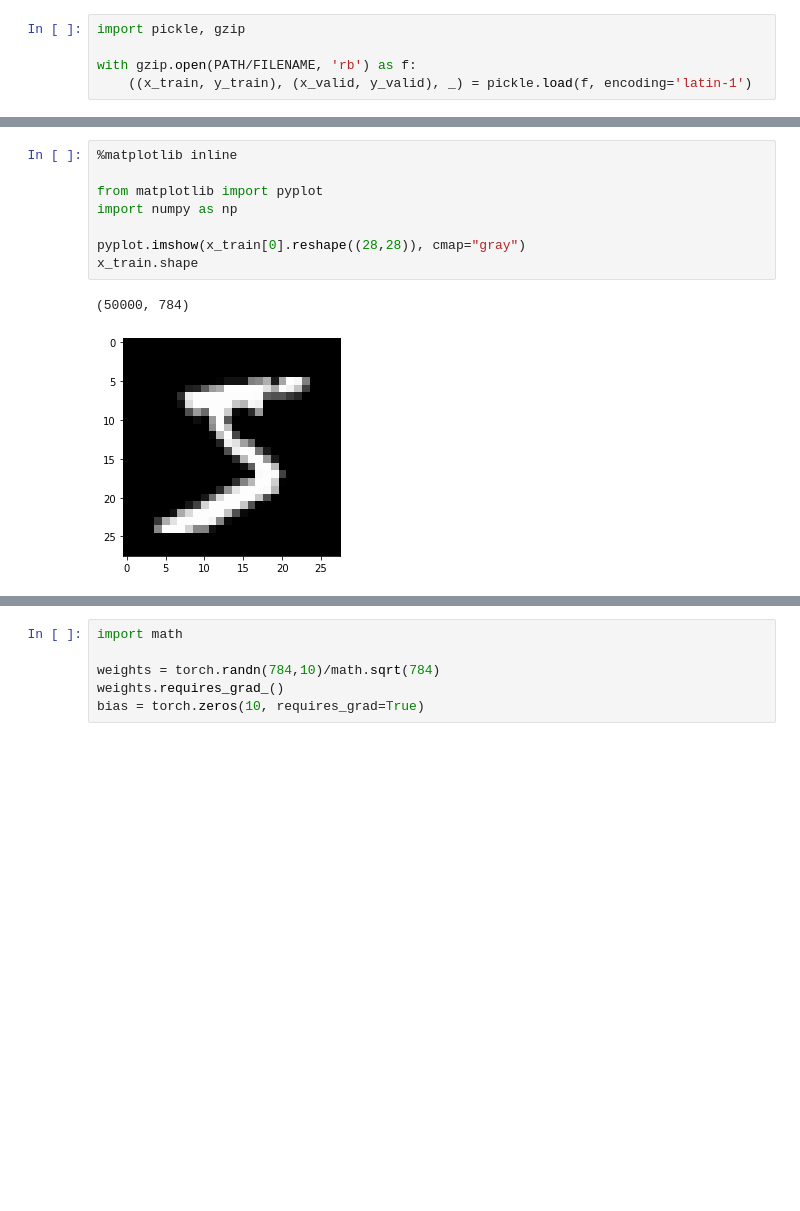
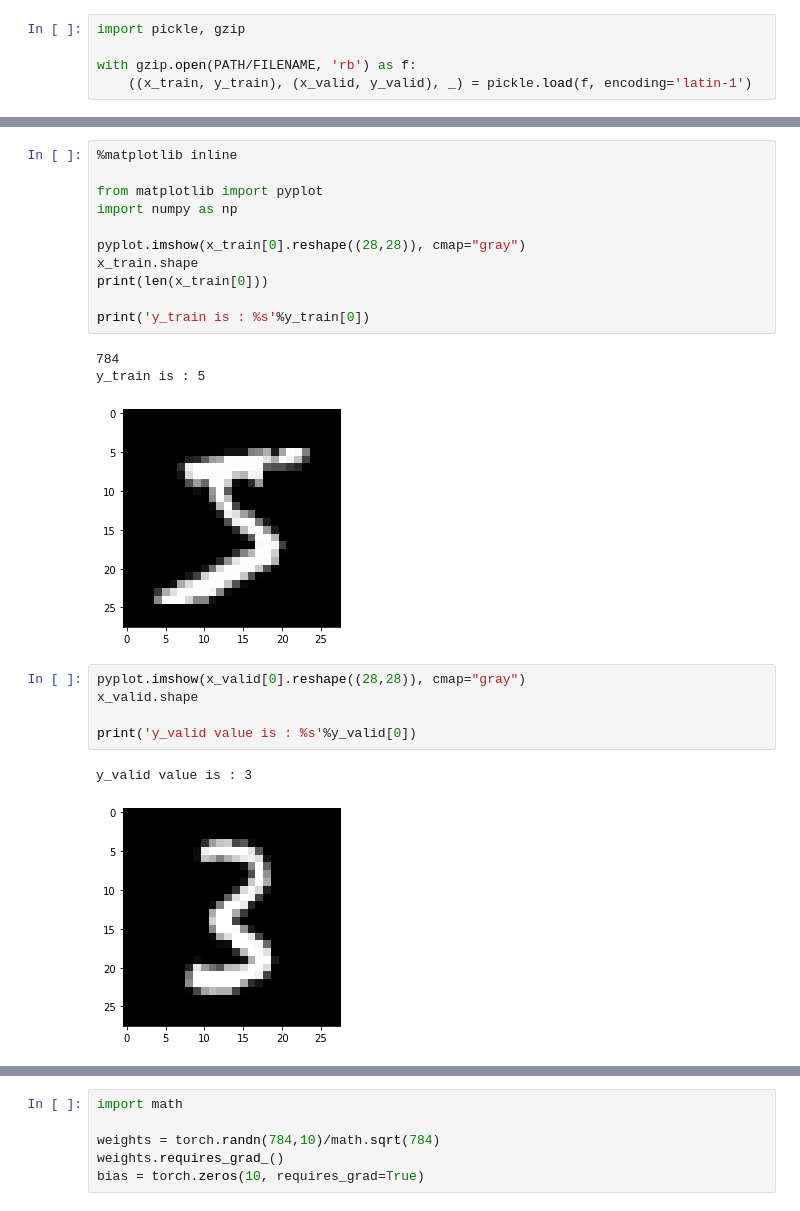
Before and after one commit to sumankanukollu/EVA_4, a Jupyter notebook: suman_MNIS_with_withOutPyTorchModules.ipynb, the cells around one changed output, grey strips where cells are left out. Cells and saved outputs as stored; diff of their text form; blank space fills up the shorter version.

```diff
--- a/suman_MNIS_with_withOutPyTorchModules.ipynb
+++ b/suman_MNIS_with_withOutPyTorchModules.ipynb
@@ -43,9 +89,21 @@ import numpy as np
 
 pyplot.imshow(x_train[0].reshape((28,28)), cmap="gray")
 x_train.shape
+print(len(x_train[0]))
+
+print('y_train is : %s'%y_train[0])
 # %% [output]
-(50000, 784)
+784
+y_train is : 5
 [figure]
+# %%
+pyplot.imshow(x_valid[0].reshape((28,28)), cmap="gray")
+x_valid.shape
+
+print('y_valid value is : %s'%y_valid[0])
+# %% [output]
+y_valid value is : 3
+[figure, added]
 # %%
 import torch
 
```
Also changed, not shown: parts of 33 cells of this notebook.
